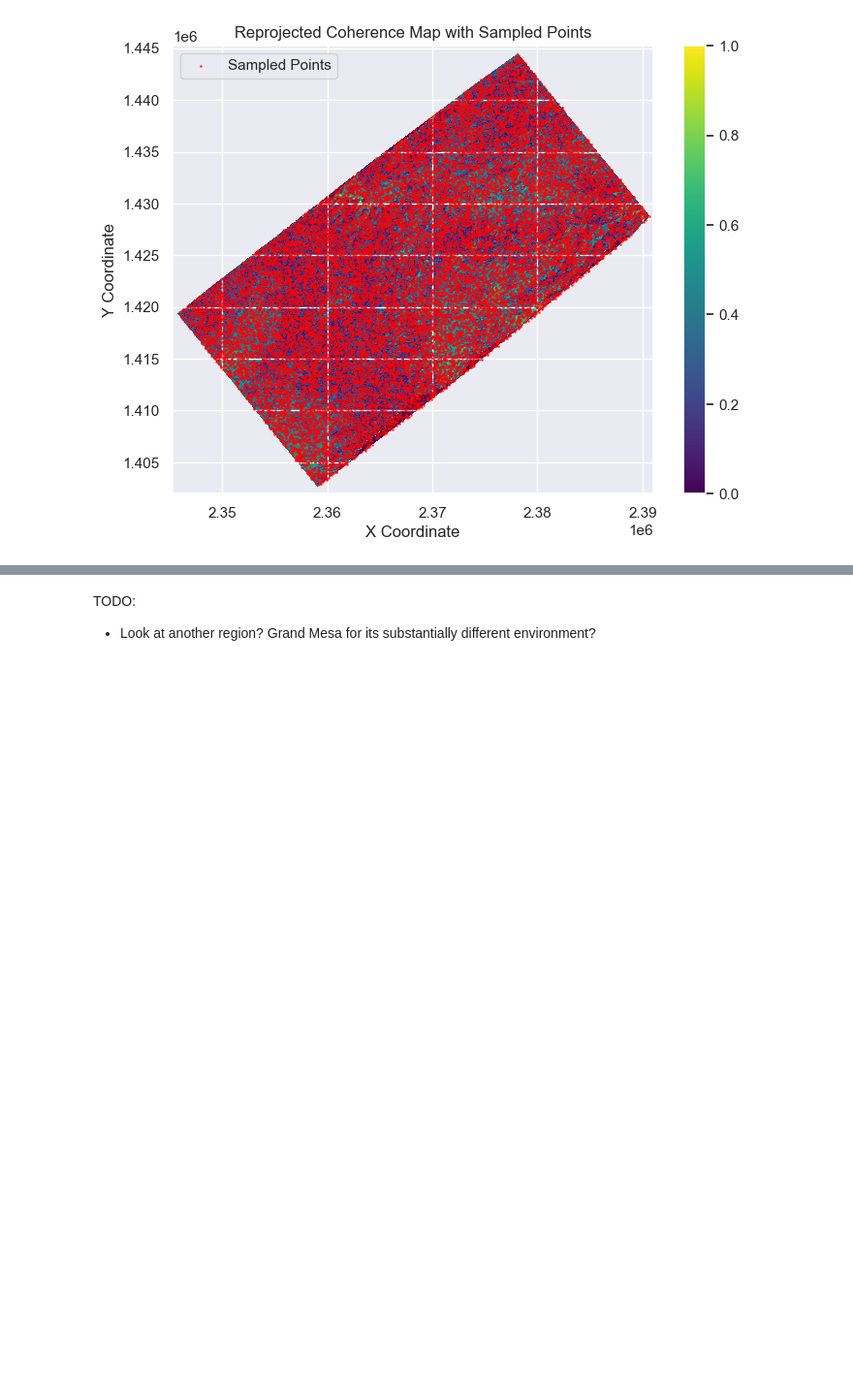
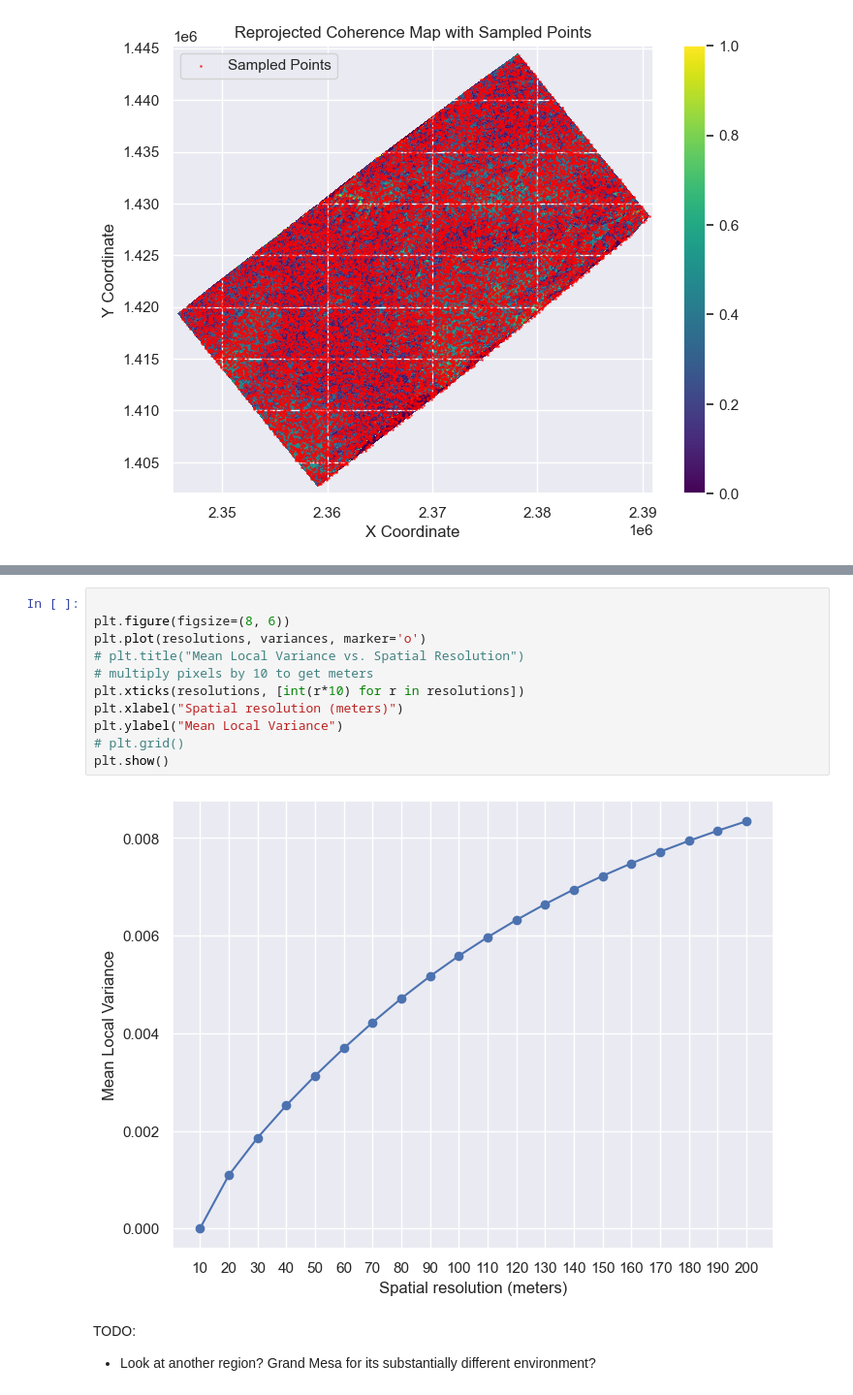
Before and after one commit to julober/snowex_uavsar_coherence, a Jupyter notebook: notebooks/spatial_variance.ipynb, the cells around one changed output, grey strips where cells are left out. Shown at 97% size. Saved outputs shown, nothing was run; the diff lists cells and outputs as text; blank space fills up the shorter version.

```diff
--- a/notebooks/spatial_variance.ipynb
+++ b/notebooks/spatial_variance.ipynb
@@ -187,3 +229,16 @@ plt.show()
+# %%
+
+plt.figure(figsize=(8, 6))
+plt.plot(resolutions, variances, marker='o')
+# plt.title("Mean Local Variance vs. Spatial Resolution")
+# multiply pixels by 10 to get meters
+plt.xticks(resolutions, [int(r*10) for r in resolutions])
+plt.xlabel("Spatial resolution (meters)")
+plt.ylabel("Mean Local Variance")
+# plt.grid()
+plt.show()
+# %% [output]
+[figure, added]
 # %% [markdown]
 TODO:
 - Look at another region? Grand Mesa for its substantially different environment?
```
Also changed, not shown: parts of 7 cells of this notebook.
